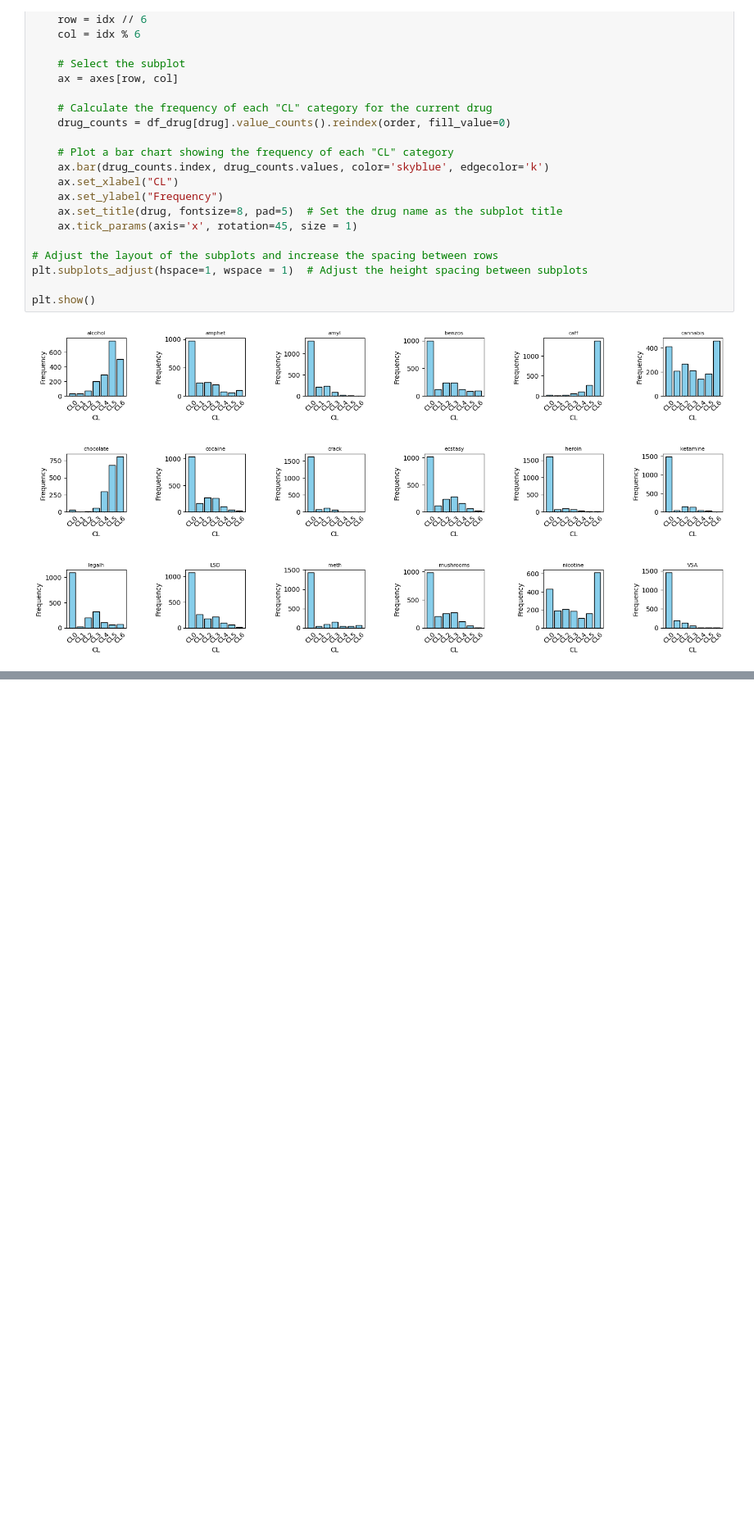
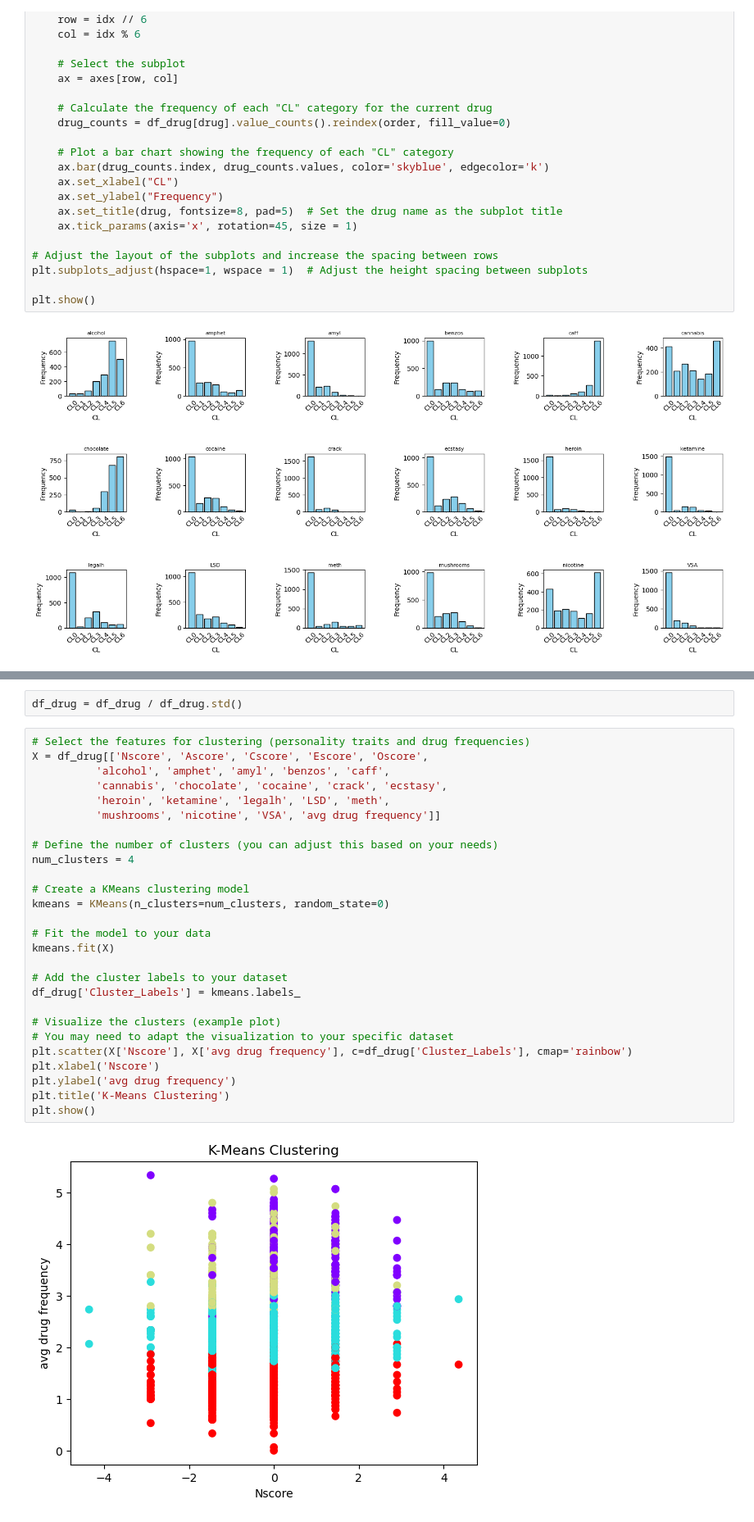
Before and after one commit to madelyn-redick/snowball_2023, a Jupyter notebook: ML_druguse_5factor.ipynb, the cells around one changed output, grey strips where cells are left out. Shown at 82% size. Cells and saved outputs as stored; diff of their text form; blank space fills up the shorter version.

```diff
--- a/ML_druguse_5factor.ipynb
+++ b/ML_druguse_5factor.ipynb
@@ -365,0 +451,31 @@ plt.show()
+# %%
+df_drug = df_drug / df_drug.std()
+# %%
+# Select the features for clustering (personality traits and drug frequencies)
+X = df_drug[['Nscore', 'Ascore', 'Cscore', 'Escore', 'Oscore',
+          'alcohol', 'amphet', 'amyl', 'benzos', 'caff',
+          'cannabis', 'chocolate', 'cocaine', 'crack', 'ecstasy',
+          'heroin', 'ketamine', 'legalh', 'LSD', 'meth',
+          'mushrooms', 'nicotine', 'VSA', 'avg drug frequency']]
+
+# Define the number of clusters (you can adjust this based on your needs)
+num_clusters = 4
+
+# Create a KMeans clustering model
+kmeans = KMeans(n_clusters=num_clusters, random_state=0)
+
+# Fit the model to your data
+kmeans.fit(X)
+
+# Add the cluster labels to your dataset
+df_drug['Cluster_Labels'] = kmeans.labels_
+
+# Visualize the clusters (example plot)
+# You may need to adapt the visualization to your specific dataset
+plt.scatter(X['Nscore'], X['avg drug frequency'], c=df_drug['Cluster_Labels'], cmap='rainbow')
+plt.xlabel('Nscore')
+plt.ylabel('avg drug frequency')
+plt.title('K-Means Clustering')
+plt.show()
+# %% [output]
+[figure, added]
```
Also changed, not shown: parts of 17 cells of this notebook.
